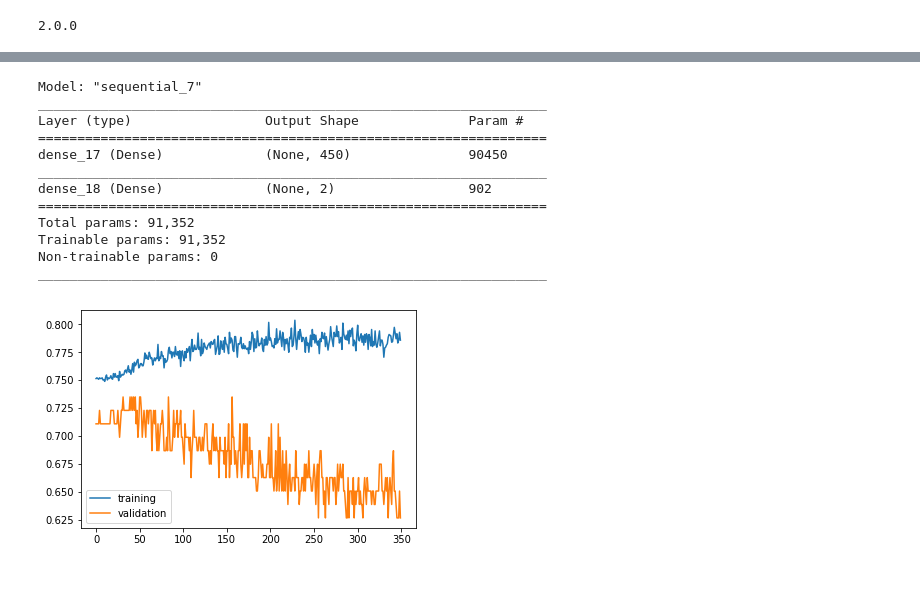
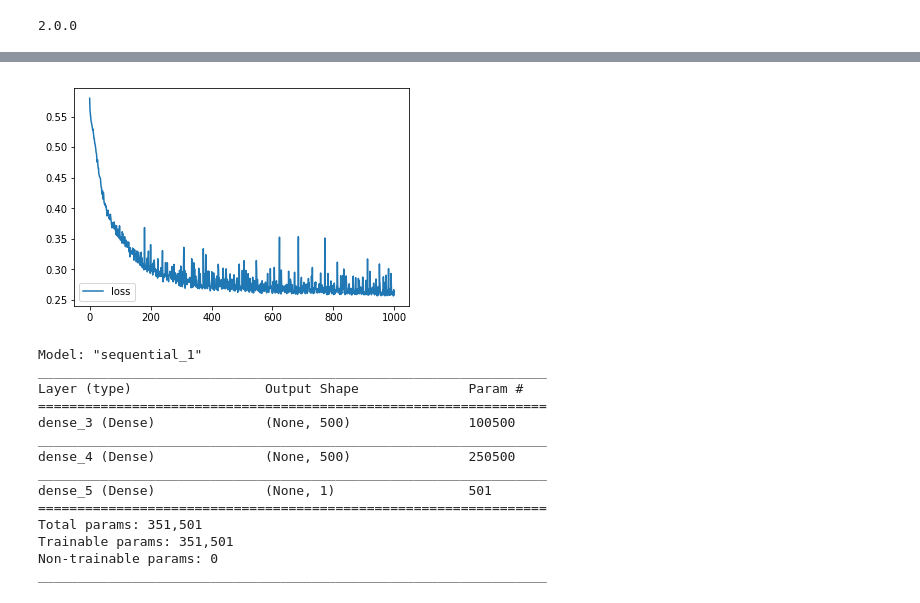
Before and after one commit to Yran-Chen/automl, a Jupyter notebook: NNlearner_keras.ipynb, the cells around one changed output, grey strips where cells are left out. Drawn from its saved outputs; the diff is of its cells as text; code cells hidden in the pictures.

```diff
--- a/NNlearner_keras.ipynb
+++ b/NNlearner_keras.ipynb
@@ -40,23 +246,31 @@ print(y_data.shape)
+# %%
+plt.plot(history.history['loss'])
+plt.legend(['loss'], loc='lower left')
+plt.show()
+# %% [output]
+[figure, added]
 # %%
 LFE_MLP_net = keras.Sequential([
-        layers.Dense(450, activation='relu', input_shape=(200,)),
-#         layers.Dense(450, activation='relu'),
-        layers.Dense(2, activation='softmax')
-    ])
+            layers.Dense(500, activation='relu', input_shape=(200,)),
+            layers.Dense(500, activation='relu'),
+            layers.Dense(1, activation='sigmoid')
+                ])
 LFE_MLP_net.compile(optimizer=keras.optimizers.Adam(),
-                  loss=keras.losses.SparseCategoricalCrossentropy(),
+                  loss=tf.keras.losses.BinaryCrossentropy(),
                   metrics=['accuracy'])
 LFE_MLP_net.summary()
 # %% [output]
-Model: "sequential_7"
+Model: "sequential_1"
 _________________________________________________________________
 Layer (type)                 Output Shape              Param #
 =================================================================
-dense_17 (Dense)             (None, 450)               90450
+dense_3 (Dense)              (None, 500)               100500
 _________________________________________________________________
-dense_18 (Dense)             (None, 2)                 902
+dense_4 (Dense)              (None, 500)               250500
+_________________________________________________________________
+dense_5 (Dense)              (None, 1)                 501
 =================================================================
-Total params: 91,352
-Trainable params: 91,352
+Total params: 351,501
+Trainable params: 351,501
 Non-trainable params: 0
 _________________________________________________________________
@@ -65,9 +276,0 @@ history = LFE_MLP_net.fit(x_data, y_data, batch_size=4, epochs=350, validation_s
-# %%
-import matplotlib.pyplot as plt
-
-plt.plot(history.history['accuracy'])
-plt.plot(history.history['val_accuracy'])
-plt.legend(['training', 'validation'], loc='lower left')
-plt.show()
-# %% [output]
-[figure, removed]
```
Also changed, not shown: parts of 16 cells of this notebook, 5 other files.
